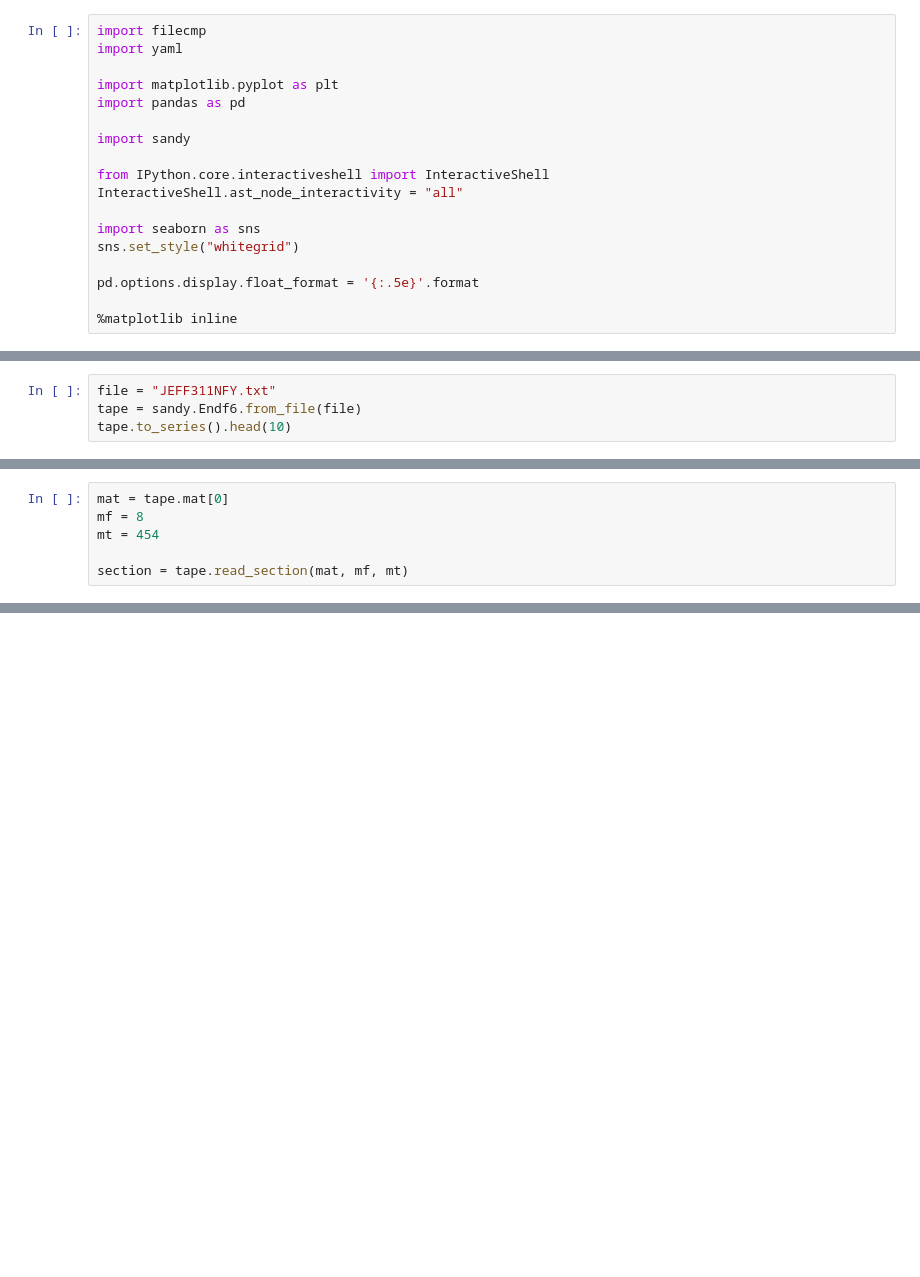
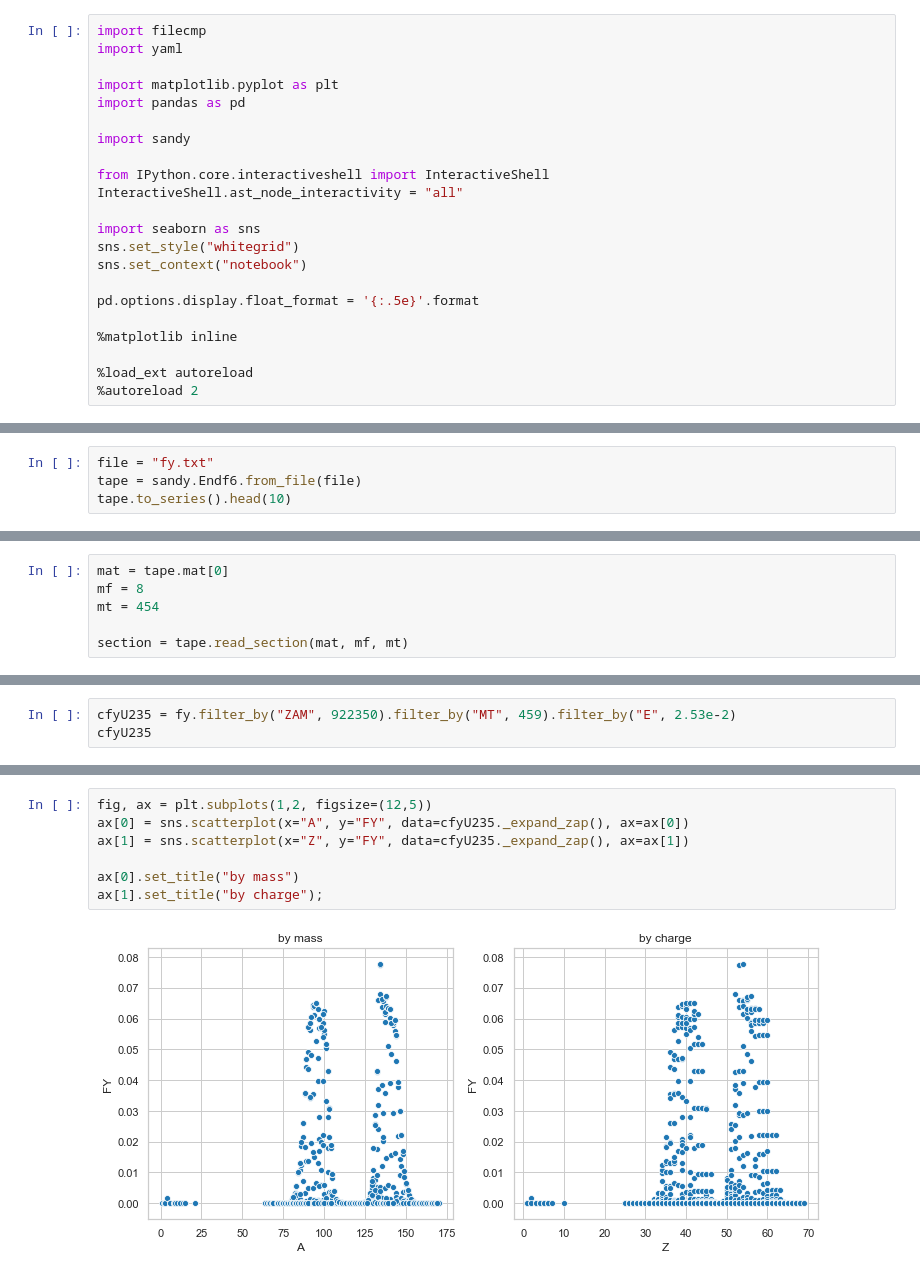
Before and after one commit to luca-fiorito-11/sandy, a Jupyter notebook: notebooks/fy_notebook.ipynb, the cells around one changed output, grey strips where cells are left out. Cells and saved outputs as stored; diff of their text form; blank space fills up the shorter version.

```diff
--- a/notebooks/fy_notebook.ipynb
+++ b/notebooks/fy_notebook.ipynb
@@ -14,7 +16,11 @@ InteractiveShell.ast_node_interactivity = "all"
 
 import seaborn as sns
 sns.set_style("whitegrid")
+sns.set_context("notebook")
 
 pd.options.display.float_format = '{:.5e}'.format
 
 %matplotlib inline
+
+%load_ext autoreload
+%autoreload 2
@@ -21,5 +35,5 @@ pd.options.display.float_format = '{:.5e}'.format
 # %%
-file = "JEFF311NFY.txt"
+file = "fy.txt"
 tape = sandy.Endf6.from_file(file)
 tape.to_series().head(10)
 # %% [output]
@@ -59,0 +124,3 @@ fy = sandy.Fy.from_endf6(tape)
+# %%
+cfyU235 = fy.filter_by("ZAM", 922350).filter_by("MT", 459).filter_by("E", 2.53e-2)
+cfyU235
@@ -59,0 +163,9 @@ fy = sandy.Fy.from_endf6(tape)
+# %%
+fig, ax = plt.subplots(1,2, figsize=(12,5))
+ax[0] = sns.scatterplot(x="A", y="FY", data=cfyU235._expand_zap(), ax=ax[0])
+ax[1] = sns.scatterplot(x="Z", y="FY", data=cfyU235._expand_zap(), ax=ax[1])
+
+ax[0].set_title("by mass")
+ax[1].set_title("by charge");
+# %% [output]
+[figure, added]
```
Also changed, not shown: parts of 38 cells of this notebook, 1 other file.
